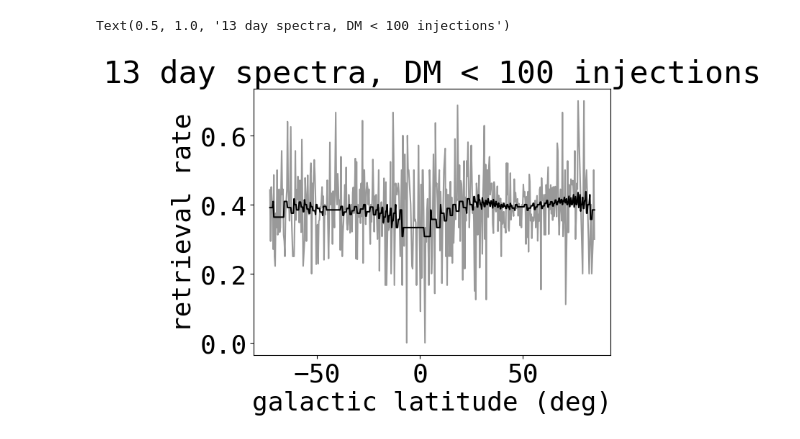
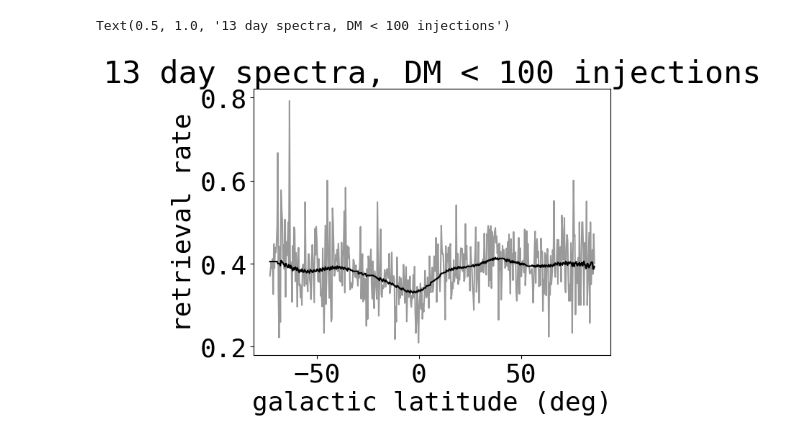
Before and after one commit to chime-sps/Transmissivity, a Jupyter notebook: results/injection_analysis_1d.ipynb, the cells around one changed output. Cells and saved outputs as stored; diff of their text form; code cells hidden in the pictures.

```diff
--- a/results/injection_analysis_1d.ipynb
+++ b/results/injection_analysis_1d.ipynb
@@ -17,9 +17,11 @@ import importlib
 importlib.reload(au)
 from scipy.special import erf
 # %%
-data_1 = np.concatenate((np.loadtxt('all_harmonics_output.txt'),
-                      np.loadtxt('2025_11_22_injections.txt'),
-                      np.loadtxt('2025_11_28_injections.txt')))
+data_1 = np.concatenate((np.loadtxt('single_day_20260402_results.txt'),
+                         np.loadtxt('single_day_2026_04_05_injections.txt'),
+                         np.loadtxt('single_day_2026_04_08_injections.txt'),
+                         np.loadtxt('single_day_2026_04_11_injections.txt')
+))
 syn_data_1 = np.loadtxt('synthetic_map_no_tsky.txt')
 print(f'Number of pointings: {len(np.unique(data_1[:, 0:2], axis=0))}')
 print(f'Number of days: {len(np.unique(data_1[:, 2]))}')
@@ -45,11 +47,11 @@ S_idx = 6
 FWHM_idx = 7
 sigma_idx = 8
 
-TPA_idx = data_1[:, 3].astype('int')
-FWHM_array = np.load('../profiles/TPA_fwhm.npy')
-FWHM = FWHM_array[TPA_idx]
-jitter = np.random.uniform(0.85, 1.15, size=len(FWHM)) #to deal with discrete FWHM
-data_1[:, FWHM_idx] = FWHM * jitter
+# TPA_idx = data_1[:, 3].astype('int')
+# FWHM_array = np.load('../profiles/TPA_fwhm.npy')
+# FWHM = FWHM_array[TPA_idx]
+# jitter = np.random.uniform(0.85, 1.15, size=len(FWHM)) #to deal with discrete FWHM
+# data_1[:, FWHM_idx] = FWHM * jitter
 
 from astropy.coordinates import SkyCoord
 from astropy import units as u
@@ -354,7 +381,7 @@ fwhm_bins = np.logspace(np.log10(min(fwhm)), np.log10(0.15), 100)
 f_dev = 20
 DM_dev = 5
 S_dev = 20
-FWHM_dev = 30
+FWHM_dev = 20
 RA_dev = 20
 Dec_dev = 10
 # %%
@@ -529,24 +611,24 @@ plt.tight_layout()
 # %%
-DM_mask = data_13[:, DM_idx] < 100.
+DM_mask = data_stack[:, DM_idx] < 100.
 b_bins = np.linspace(min(b13.value), max(b13.value), 500)
 b_dev = 20
-mock_data_13 = np.zeros((len(b13[DM_mask]), 2))
-mock_data_13[:, 0] = b13[DM_mask]
-mock_data_13[:, 1] = data_13[DM_mask, -1]
+mock_data_stack = np.zeros((len(b13[DM_mask]), 2))
+mock_data_stack[:, 0] = b13[DM_mask]
+mock_data_stack[:, 1] = data_stack[DM_mask, -1]
 
 b_inj_p_smooth, b_sens, b_sens_smooth = au.get_sensitivity(
-    mock_data_13,
+    mock_data_stack,
     *(0, b_bins, b_dev)
 )
 
 plt.plot(b_bins[:-1], b_sens_smooth, color='black')
 plt.plot(b_bins[:-1], b_sens, alpha=0.4, color='black')
 plt.xlabel('galactic latitude (deg)')
 plt.ylabel('retrieval rate')
 plt.title('13 day spectra, DM < 100 injections')
 # %% [output]
 Text(0.5, 1.0, '13 day spectra, DM < 100 injections')
-[figure, old version]
+[figure, new version]
 # %%
 DM_mask = data_1[:, DM_idx] < 100.
 b_bins = np.linspace(min(b1.value), max(b1.value), 500)
```
Also changed, not shown: parts of 16 cells of this notebook, 2 other files.
